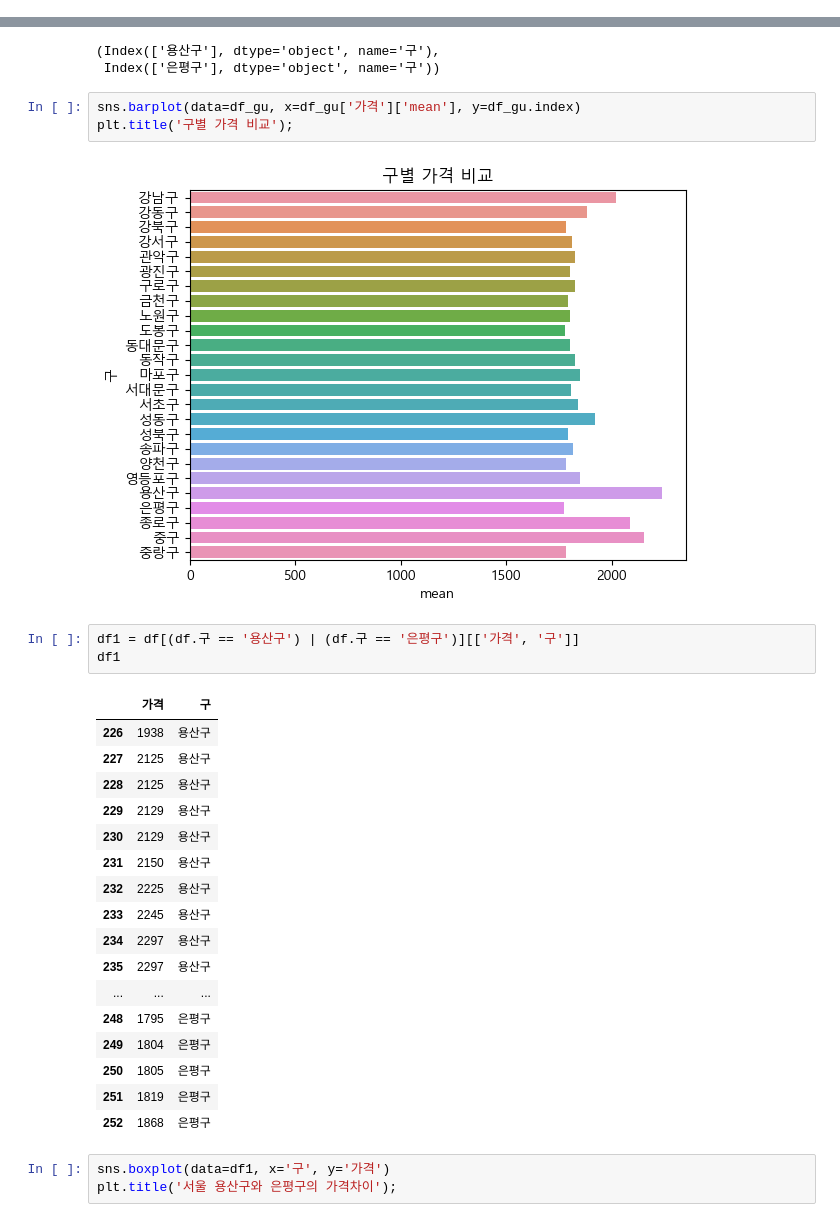
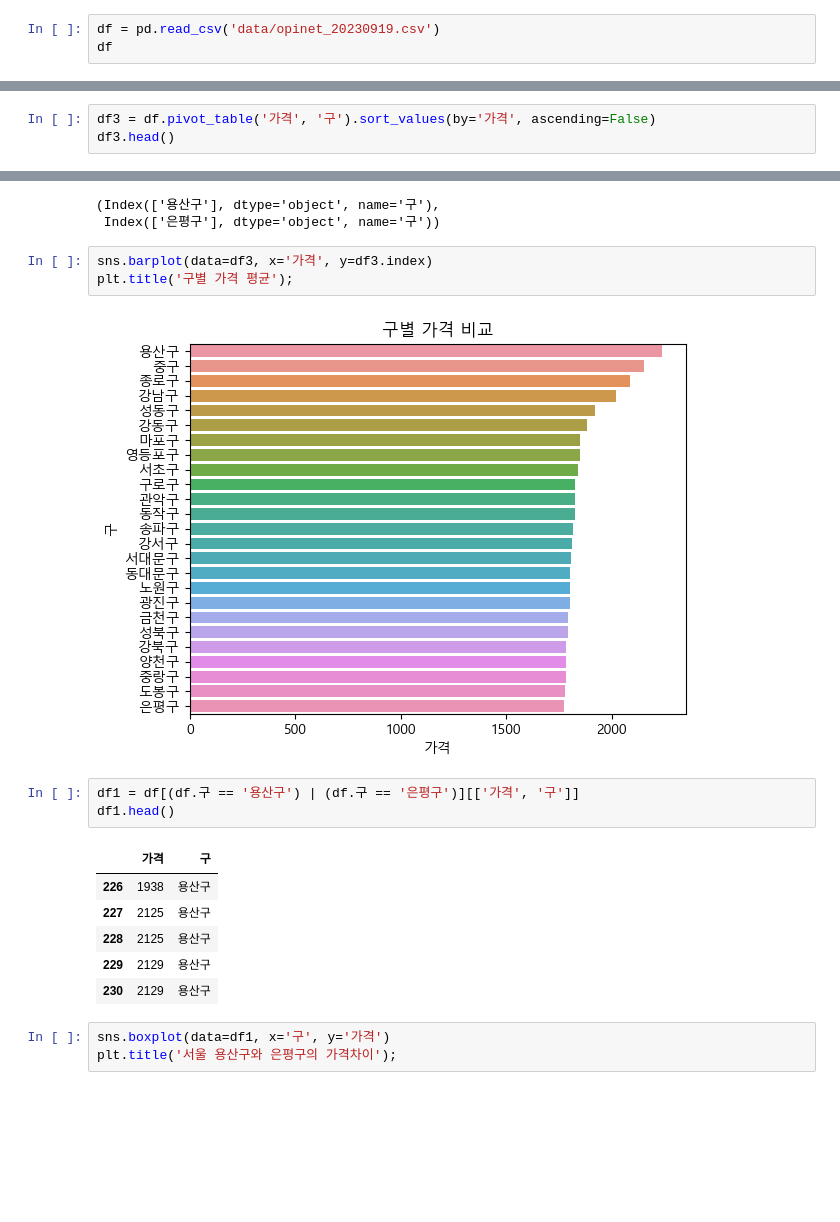
Before and after one commit to lione78/DataAnalysis-2023.09, a Jupyter notebook: 05.Crawling/15.Opinet.ipynb, the cells around one changed output, grey strips where cells are left out. Saved outputs shown, nothing was run; the diff lists cells and outputs as text; blank space fills up the shorter version.

```diff
--- a/05.Crawling/15.Opinet.ipynb
+++ b/05.Crawling/15.Opinet.ipynb
@@ -162,0 +158,3 @@ pd.read_csv('data/opinet_20230919.csv').tail()
+# %%
+df = pd.read_csv('data/opinet_20230919.csv')
+df
@@ -235,3 +250,6 @@ df_gu.head(3)
 | 강남구 | 34 | 2022.941176 | 2598 | 1769 | 237.095294 | 56214.178253 |
 | 강동구 | 14 | 1882.500000 | 2118 | 1779 | 90.352940 | 8163.653846 |
 | 강북구 | 12 | 1784.666667 | 1847 | 1764 | 21.943454 | 481.515152 |
+# %%
+df3 = df.pivot_table('가격', '구').sort_values(by='가격', ascending=False)
+df3.head()
@@ -244,13 +270,13 @@ df_gu[df_gu_sort['mean'] == df_gu_max].index, df_gu[df_gu_sort['mean'] == df_gu_
 (Index(['용산구'], dtype='object', name='구'),
  Index(['은평구'], dtype='object', name='구'))
 # %%
-sns.barplot(data=df_gu, x=df_gu['가격']['mean'], y=df_gu.index)
-plt.title('구별 가격 비교');
+sns.barplot(data=df3, x='가격', y=df3.index)
+plt.title('구별 가격 평균');
 # %% [output]
-[figure, old version]
+[figure, new version]
 # %%
 df1 = df[(df.구 == '용산구') | (df.구 == '은평구')][['가격', '구']]
-df1
+df1.head()
 # %% [output]
 |  | 가격 | 구 |
 | 226 | 1938 | 용산구 |
@@ -258,17 +284,6 @@ df1
 | 228 | 2125 | 용산구 |
 | 229 | 2129 | 용산구 |
 | 230 | 2129 | 용산구 |
-| 231 | 2150 | 용산구 |
-| 232 | 2225 | 용산구 |
-| 233 | 2245 | 용산구 |
-| 234 | 2297 | 용산구 |
-| 235 | 2297 | 용산구 |
-| ... | ... | ... |
-| 248 | 1795 | 은평구 |
-| 249 | 1804 | 은평구 |
-| 250 | 1805 | 은평구 |
-| 251 | 1819 | 은평구 |
-| 252 | 1868 | 은평구 |
 # %%
 sns.boxplot(data=df1, x='구', y='가격')
 plt.title('서울 용산구와 은평구의 가격차이');
```
Also changed, not shown: parts of 6 cells of this notebook, 13 other files.
